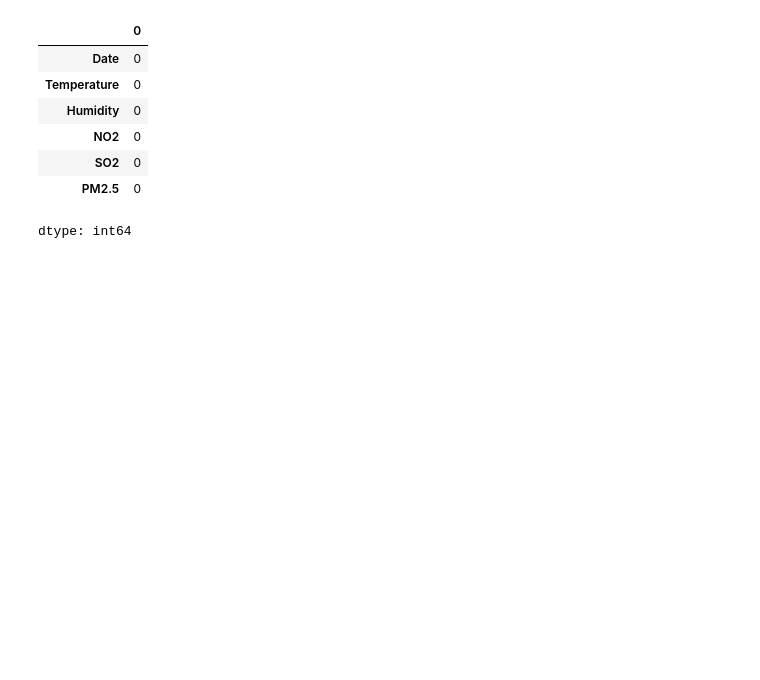
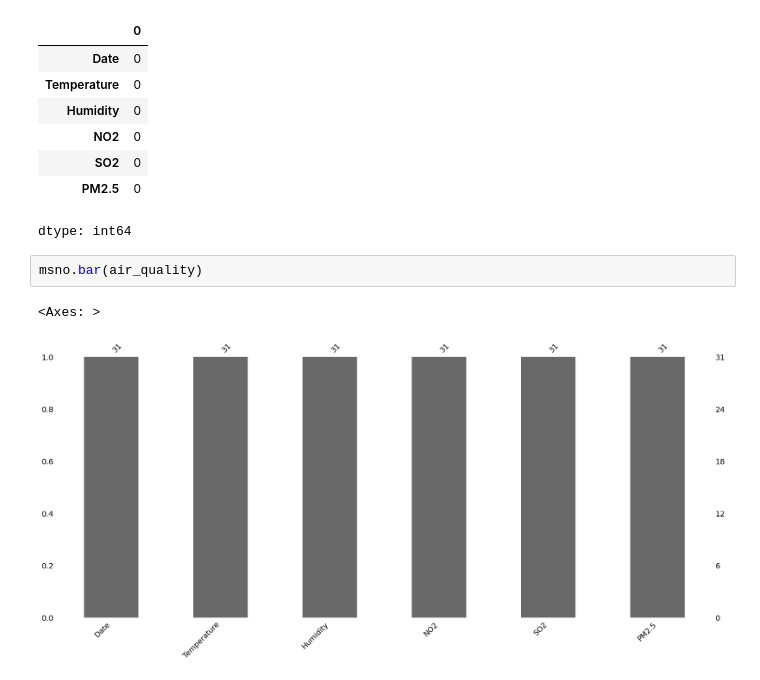
Before and after one commit to Haris-09/Python-Programming, a Jupyter notebook: handling_missing_values.ipynb, the cells around one changed output. Drawn from its saved outputs; the diff is of its cells as text; blank space fills up the shorter version.

```diff
--- a/handling_missing_values.ipynb
+++ b/handling_missing_values.ipynb
@@ -312,3 +333,8 @@ air_quality.isnull().sum()
 | SO2 | 0 |
 | PM2.5 | 0 |
 dtype: int64
+# %%
+msno.bar(air_quality)
+# %% [output]
+<Axes: >
+[figure, added]
```
Also changed, not shown: parts of 5 cells of this notebook.
